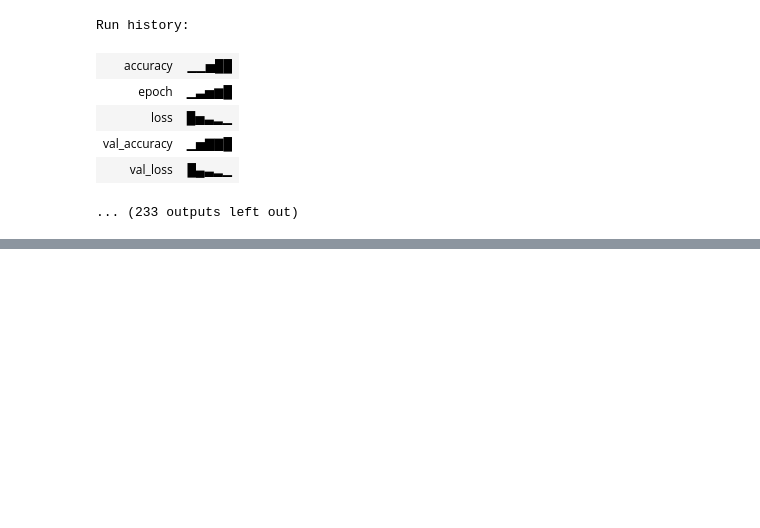
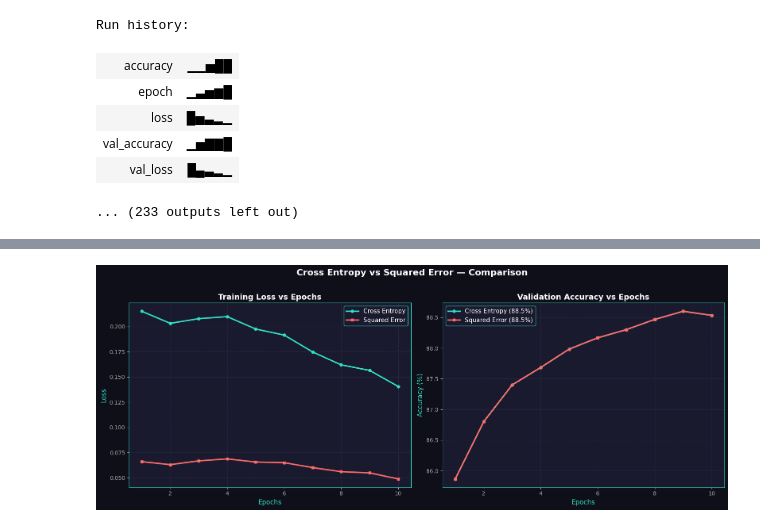
Before and after one commit to DharankumarCS/fashion-mnist-atri, a Jupyter notebook: notebooks/experiments.ipynb, the cells around one changed output, grey strips where cells are left out. Saved outputs shown, nothing was run; the diff lists cells and outputs as text; code cells hidden in the pictures; blank space fills up the shorter version.

Commit message:
Final: Complete all questions Q1-Q10 with plots and analysis

```diff
--- a/notebooks/experiments.ipynb
+++ b/notebooks/experiments.ipynb
@@ -1254,0 +1242,12 @@ Confusion matrix generated successfully!
+# %%
+# Question 8 - Loss Function Comparison
+
+# Squared Error Loss
+
+def compute_squared_error_loss(Y, Y_hat):
+
+    m = Y.shape[0]
+
+    loss = np.sum((Y.T - Y_hat) ** 2) / (2 * m)
+
+    return loss
@@ -1254,0 +1404,80 @@ Confusion matrix generated successfully!
+# %%
+# Run both models
+ce_losses, ce_val_accs   = train_loss_comparison("cross_entropy")
+mse_losses, mse_val_accs = train_loss_comparison("squared_error")
+
+# Plot
+epochs_range = range(1, 11)
+
+fig, axes = plt.subplots(1, 2, figsize=(16, 6))
+fig.patch.set_facecolor('#0f0f1a')
+
+for ax in axes:
+    ax.set_facecolor('#1a1a2e')
+    ax.spines['bottom'].set_color('#32e0c4')
+    ax.spines['top'].set_color('#32e0c4')
+    ax.spines['left'].set_color('#32e0c4')
+    ax.spines['right'].set_color('#32e0c4')
+    ax.tick_params(colors='#aaaaaa')
+    ax.xaxis.label.set_color('#32e0c4')
+    ax.yaxis.label.set_color('#32e0c4')
+    ax.title.set_color('white')
+    ax.grid(color='#2a2a4a', linestyle='--', linewidth=0.7)
+
+# Graph 1 - Loss
+axes[0].plot(epochs_range, ce_losses,
+             color='#32e0c4', linewidth=2.5,
+             marker='o', markersize=5,
+             label='Cross Entropy')
+axes[0].plot(epochs_range, mse_losses,
+             color='#ff6b6b', linewidth=2.5,
+             marker='s', markersize=5,
+             label='Squared Error')
+axes[0].set_title('Training Loss vs Epochs',
+                   fontsize=14, fontweight='bold')
+axes[0].set_xlabel('Epochs', fontsize=12)
+axes[0].set_ylabel('Loss', fontsize=12)
+axes[0].legend(facecolor='#1a1a2e',
+               edgecolor='#32e0c4',
+               labelcolor='white', fontsize=11)
+
+# Graph 2 - Val Accuracy
+axes[1].plot(epochs_range,
+             [a*100 for a in ce_val_accs],
+             color='#32e0c4', linewidth=2.5,
+             marker='o', markersize=5,
+             label=f'Cross Entropy ({ce_val_accs[-1]*100:.1f}%)')
+axes[1].plot(epochs_range,
+             [a*100 for a in mse_val_accs],
+             color='#ff6b6b', linewidth=2.5,
+             marker='s', markersize=5,
+             label=f'Squared Error ({mse_val_accs[-1]*100:.1f}%)')
+axes[1].set_title('Validation Accuracy vs Epochs',
+                   fontsize=14, fontweight='bold')
+axes[1].set_xlabel('Epochs', fontsize=12)
+axes[1].set_ylabel('Accuracy (%)', fontsize=12)
+axes[1].legend(facecolor='#1a1a2e',
+               edgecolor='#32e0c4',
+               labelcolor='white', fontsize=11)
+
+fig.suptitle(
+    'Cross Entropy vs Squared Error — Comparison',
+    fontsize=16, fontweight='bold',
+    color='white', y=1.02
+)
+
+plt.tight_layout()
+plt.savefig('loss_comparison.png', dpi=150,
+            bbox_inches='tight', facecolor='#0f0f1a')
+plt.show()
+
+# Conclusion
+print("\n" + "="*45)
+print("CONCLUSION")
+print("="*45)
+print(f"Cross Entropy Val Acc : {ce_val_accs[-1]*100:.2f}%")
+print(f"Squared Error Val Acc : {mse_val_accs[-1]*100:.2f}%")
+print("\nCross Entropy is better for classification!")
+print("Reason: Directly penalizes wrong probability")
+print("="*45)
+# %% [output]
@@ -1254,0 +1504 @@ Confusion matrix generated successfully!
+[figure, added]
```
Also changed, not shown: parts of 14 cells of this notebook.
